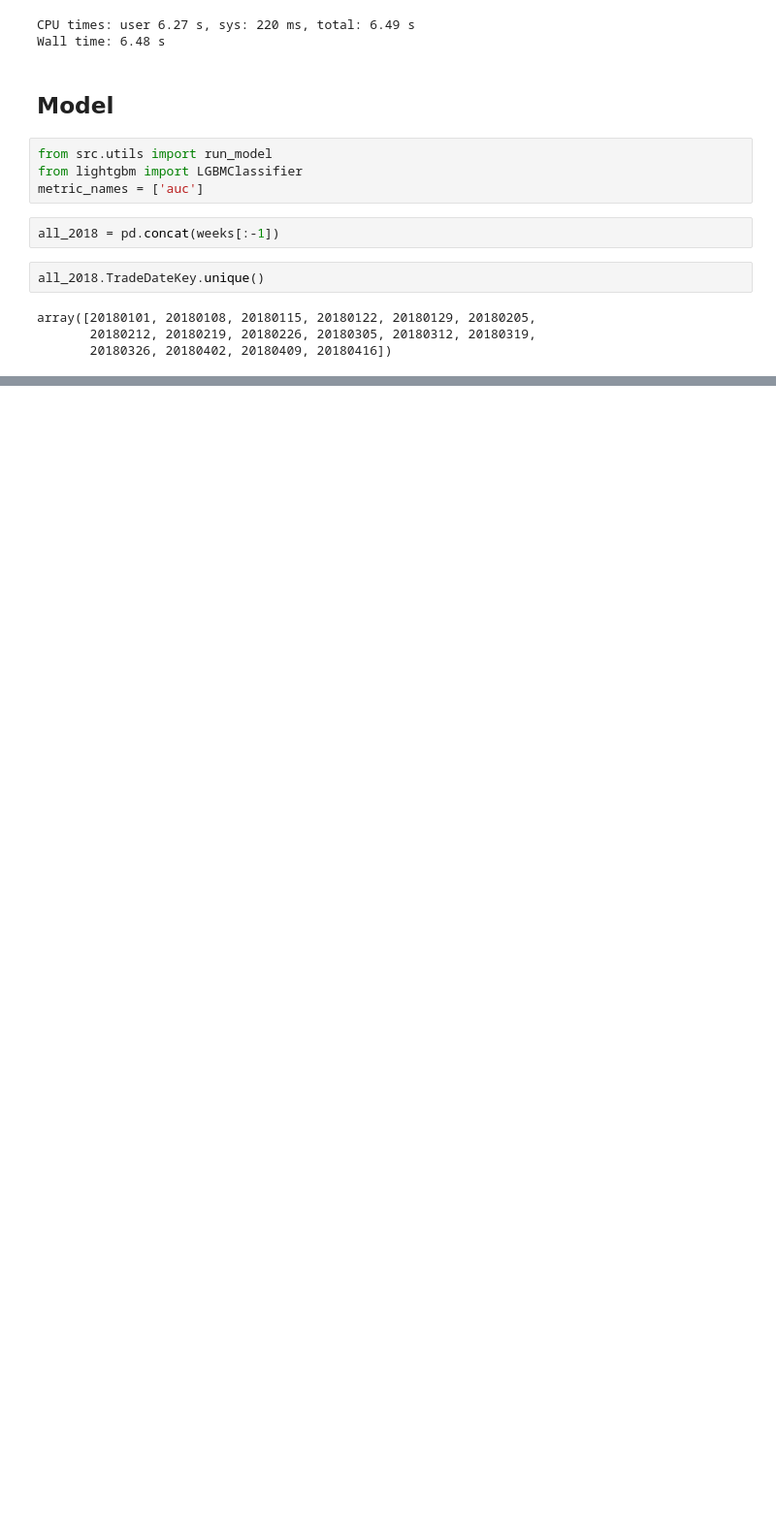
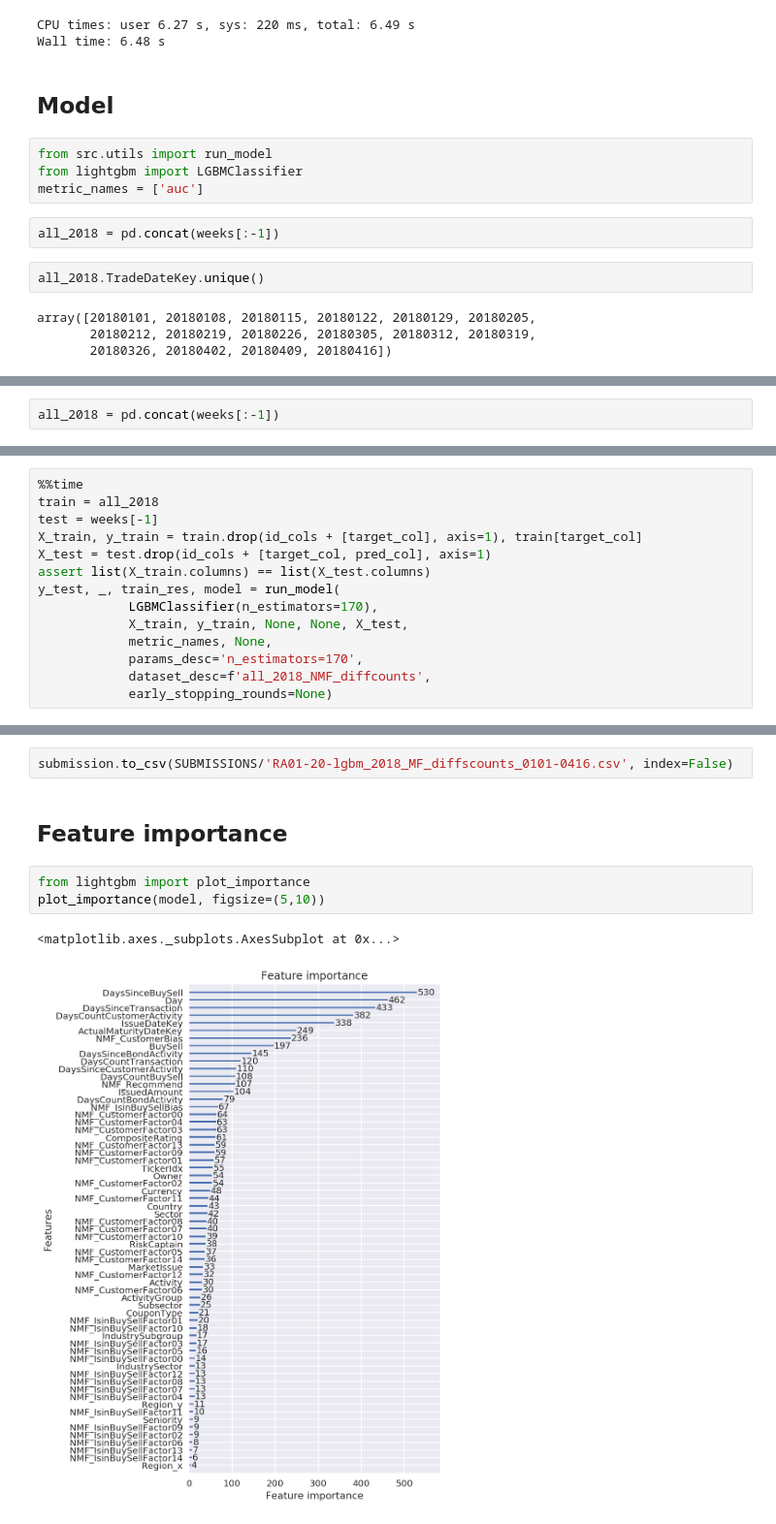
Before and after one commit to Robert-Aduviri/DSG-2018-Qualifiers, a Jupyter notebook: notebooks/robert/RA-22-new-SVD-Features.ipynb, the cells around one changed output, grey strips where cells are left out. Shown at 97% size. Drawn from its saved outputs; the diff is of its cells as text; blank space fills up the shorter version.

```diff
--- a/notebooks/robert/RA-22-new-SVD-Features.ipynb
+++ b/notebooks/robert/RA-22-new-SVD-Features.ipynb
@@ -178,0 +213,2 @@ for i, w in enumerate(data_2018[1:]):
+# %%
+all_2018 = pd.concat(weeks[:-1])
@@ -178,0 +221,14 @@ for i, w in enumerate(data_2018[1:]):
+# %%
+%%time
+train = all_2018
+test = weeks[-1]
+X_train, y_train = train.drop(id_cols + [target_col], axis=1), train[target_col]
+X_test = test.drop(id_cols + [target_col, pred_col], axis=1)
+assert list(X_train.columns) == list(X_test.columns)
+y_test, _, train_res, model = run_model(
+            LGBMClassifier(n_estimators=170),
+            X_train, y_train, None, None, X_test,
+            metric_names, None,
+            params_desc='n_estimators=170',
+            dataset_desc=f'all_2018_NMF_diffcounts',
+            early_stopping_rounds=None)
@@ -178,0 +277,10 @@ for i, w in enumerate(data_2018[1:]):
+# %%
+submission.to_csv(SUBMISSIONS/'RA01-20-lgbm_2018_MF_diffscounts_0101-0416.csv', index=False)
+# %% [markdown]
+## Feature importance
+# %%
+from lightgbm import plot_importance
+plot_importance(model, figsize=(5,10))
+# %% [output]
+<matplotlib.axes._subplots.AxesSubplot at 0x...>
+[figure, added]
```
Also changed, not shown: parts of 14 cells of this notebook, 4 other files.
